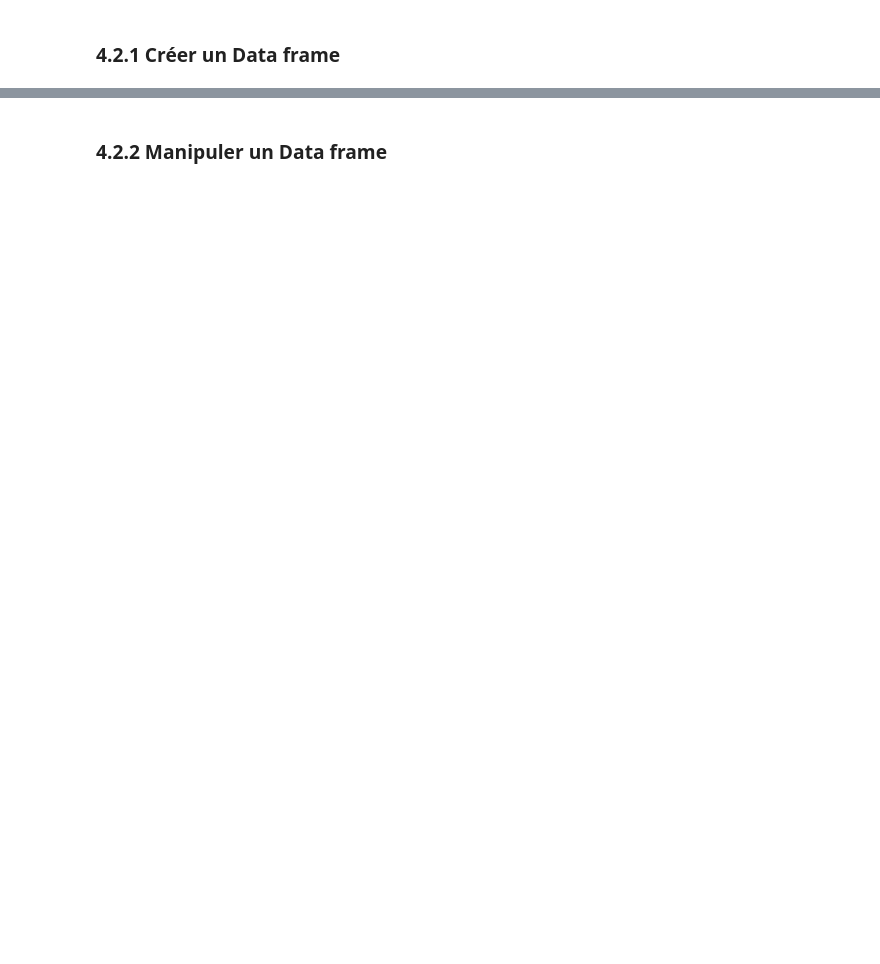
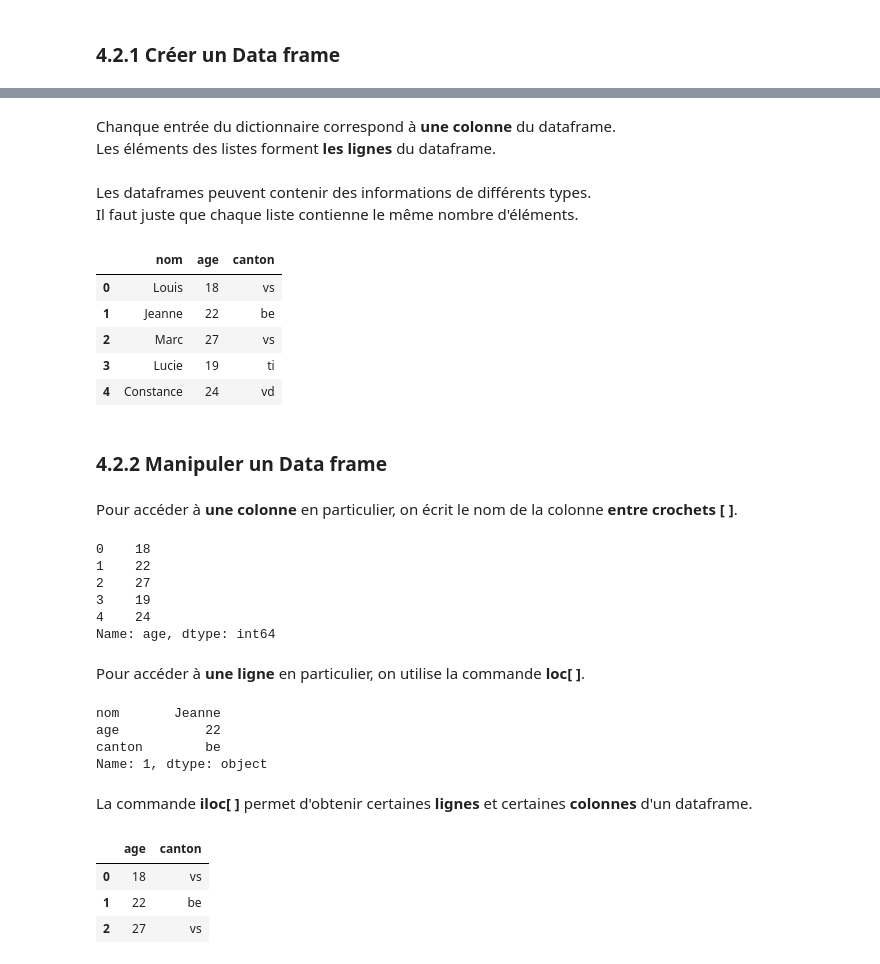
Before and after one commit to Flamanjaune/Tutoriel-Python, a Jupyter notebook: tutoriel_python_4.ipynb, the cells around one changed output, grey strips where cells are left out. Cells and saved outputs as stored; diff of their text form; code cells hidden in the pictures; blank space fills up the shorter version.

```diff
--- a/tutoriel_python_4.ipynb
+++ b/tutoriel_python_4.ipynb
@@ -45,2 +67,50 @@ malist
+# %% [markdown]
+Chanque entrée du dictionnaire correspond à **une colonne** du dataframe.
+<br>
+Les éléments des listes forment **les lignes** du dataframe.
+# %% [markdown]
+Les dataframes peuvent contenir des informations de différents types.
+<br>
+Il faut juste que chaque liste contienne le même nombre d'éléments.
+# %%
+d = {"nom": ["Louis", "Jeanne", "Marc", "Lucie", "Constance"], "age": [18, 22, 27, 19, 24], "canton": ["vs", "be", "vs", "ti", "vd"]}
+df = pd.DataFrame(d)
+df
+# %% [output]
+|  | nom | age | canton |
+| 0 | Louis | 18 | vs |
+| 1 | Jeanne | 22 | be |
+| 2 | Marc | 27 | vs |
+| 3 | Lucie | 19 | ti |
+| 4 | Constance | 24 | vd |
 # %% [markdown]
 ### 4.2.2 Manipuler un Data frame
+# %% [markdown]
+Pour accéder à **une colonne** en particulier, on écrit le nom de la colonne **entre crochets [ ]**.
+# %%
+df["age"]
+# %% [output]
+0    18
+1    22
+2    27
+3    19
+4    24
+Name: age, dtype: int64
+# %% [markdown]
+Pour accéder à **une ligne** en particulier, on utilise la commande **loc[ ]**.
+# %%
+df.loc[1]
+# %% [output]
+nom       Jeanne
+age           22
+canton        be
+Name: 1, dtype: object
+# %% [markdown]
+La commande **iloc[ ]** permet d'obtenir certaines **lignes** et certaines **colonnes** d'un dataframe.
+# %%
+df.iloc[0:3,1:3]
+# %% [output]
+|  | age | canton |
+| 0 | 18 | vs |
+| 1 | 22 | be |
+| 2 | 27 | vs |
```
Also changed, not shown: parts of 15 cells of this notebook, 1 other file.
